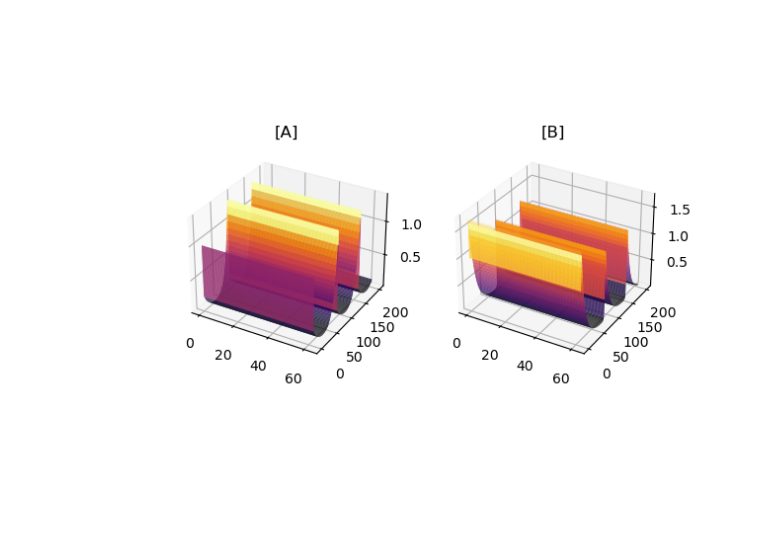
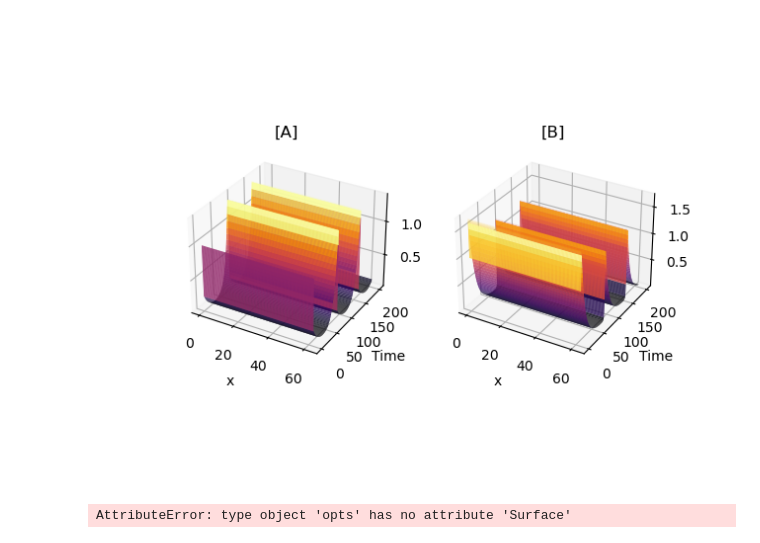
Before and after one commit to nhettema/Casimir-programming, a Jupyter notebook: reaction-diffusion-Marieke.ipynb, the cells around one changed output. Saved outputs shown, nothing was run; the diff lists cells and outputs as text; code cells hidden in the pictures.

Commit message:
Started Holoviews plot

```diff
--- a/reaction-diffusion-Marieke.ipynb
+++ b/reaction-diffusion-Marieke.ipynb
@@ -59,27 +59,47 @@ sol2 = scint.odeint(grayscott1d, y0, t, args=(a, b, k1, k2, Da, Db, dx), ml=2, m
 # %%
 %matplotlib widget
 
 import matplotlib.pyplot as plt
 from mpl_toolkits.mplot3d import Axes3D
 from matplotlib import cm
 
 u = sol2[:,::2]
 v = sol2[:,1::2]
 
 x = np.arange(0,len(u[0,:])*dx,dx)
 
 X, T = np.meshgrid(x,t)
 
 fig = plt.figure()
 ax1 = fig.add_subplot(1,2,1,projection='3d')
 ax2 = fig.add_subplot(1,2,2,projection='3d')
 
 ax1.plot_surface(X,T,u,linewidth=0,cmap=cm.inferno,antialiased=True,ccount=150,rcount=200)
 ax2.plot_surface(X,T,v,linewidth=0,cmap=cm.inferno,antialiased=True,ccount=150,rcount=200)
 
 ax1.set_title('[A]')
 ax2.set_title('[B]')
 
+ax1.set_xlabel('x')
+ax1.set_ylabel('Time')
+
+ax2.set_xlabel('x')
+ax2.set_ylabel('Time')
+
 plt.show()
 # %% [output]
-[figure, old version]
+[figure, new version]
+# %%
+import holoviews as hv
+from holoviews import opts
+
+u = sol2[:,::2]
+v = sol2[:,1::2]
+
+x = np.arange(0,len(u[0,:])*dx,dx)
+
+X, T = np.meshgrid(x,t)
+
+surface = hv.Surface((x,t, u), label='Surface')
+# %% [output]
+AttributeError: type object 'opts' has no attribute 'Surface'
```
